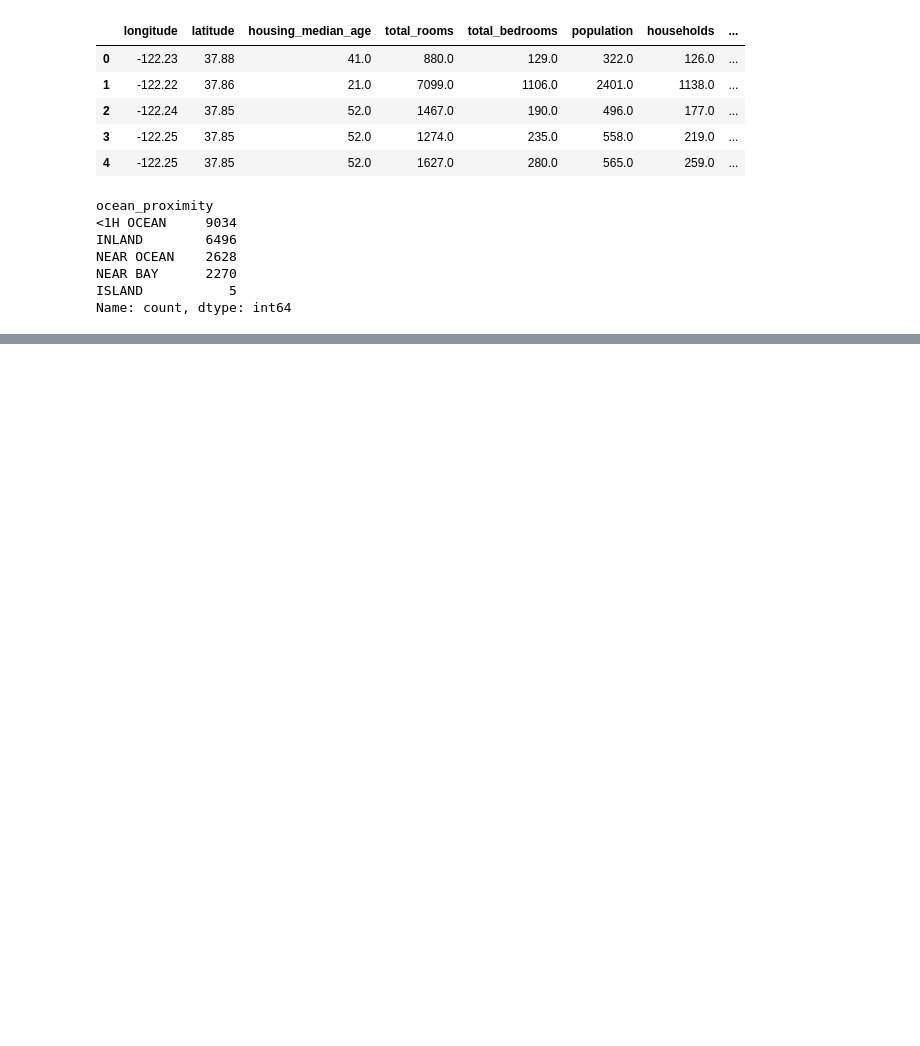
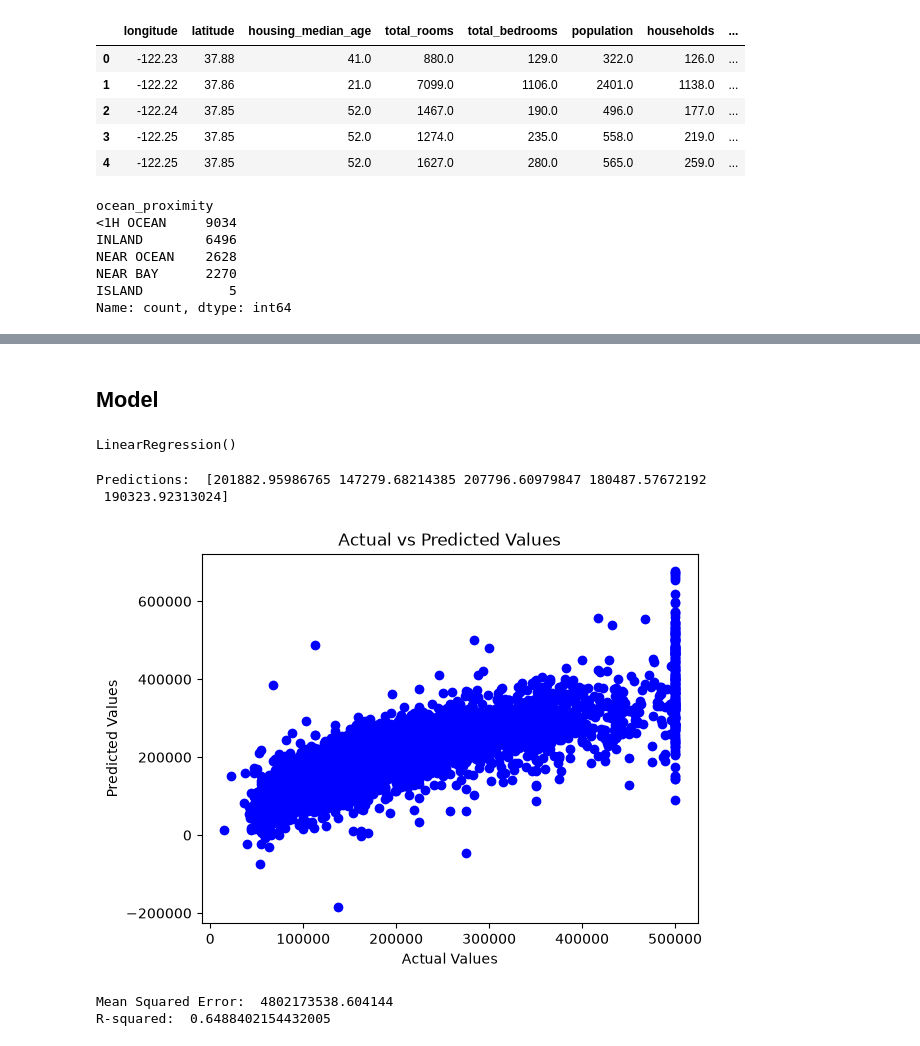
Before and after one commit to MingmaMoktan/Machine-Learning-Portfolio, a Jupyter notebook: 1_Supervised_Learning/linearRegression/01_LinearRegression.ipynb, the cells around one changed output, grey strips where cells are left out. Drawn from its saved outputs; the diff is of its cells as text; code cells hidden in the pictures; blank space fills up the shorter version.

```diff
--- a/1_Supervised_Learning/linearRegression/01_LinearRegression.ipynb
+++ b/1_Supervised_Learning/linearRegression/01_LinearRegression.ipynb
@@ -127,0 +127,44 @@ Index(['longitude', 'latitude', 'housing_median_age', 'total_rooms',
+# %%
+y = data['median_house_value'] # This is our target variable that we need to predict.
+features = data.drop('median_house_value', axis=1) # These are the features that we will use to predict the target variable.
+# %% [markdown]
+## Model
+# %%
+from sklearn.model_selection import train_test_split
+from sklearn.linear_model import LinearRegression
+X_train, X_test, y_train, y_test = train_test_split(features, y, test_size=0.2, random_state=42)
+# %%
+# Make instance of the model
+reg = LinearRegression()
+
+# Train the model
+reg.fit(X_train, y_train)
+# %% [output]
+LinearRegression()
+# %%
+# We can now use the trained model to make predictions on the test set and evaluate its performance. Let's do that next.
+y_pred = reg.predict(X_test)
+print("Predictions: ", y_pred[:5])  # Print first 5 predictions
+# %% [output]
+Predictions:  [201882.95986765 147279.68214385 207796.60979847 180487.57672192
+ 190323.92313024]
+# %%
+# Visualize the predictions against the actual values
+import matplotlib.pyplot as plt
+plt.scatter(y_test, y_pred, color='blue')
+plt.xlabel('Actual Values')
+plt.ylabel('Predicted Values')
+plt.title('Actual vs Predicted Values')
+plt.show()
+# %% [output]
+[figure, added]
+# %%
+# Print the mean squared error and R-squared value to evaluate the model's performance
+from sklearn.metrics import mean_squared_error, r2_score
+mse = mean_squared_error(y_test, y_pred)
+r2 = r2_score(y_test, y_pred)
+print("Mean Squared Error: ", mse)
+print("R-squared: ", r2)
+# %% [output]
+Mean Squared Error:  4802173538.604144
+R-squared:  0.6488402154432005
```
Also changed, not shown: parts of 5 cells of this notebook.
